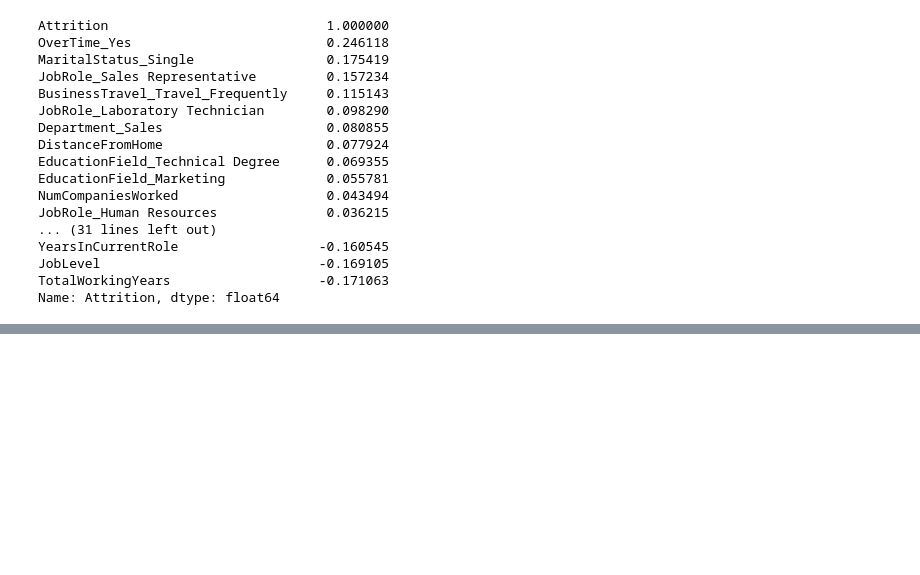
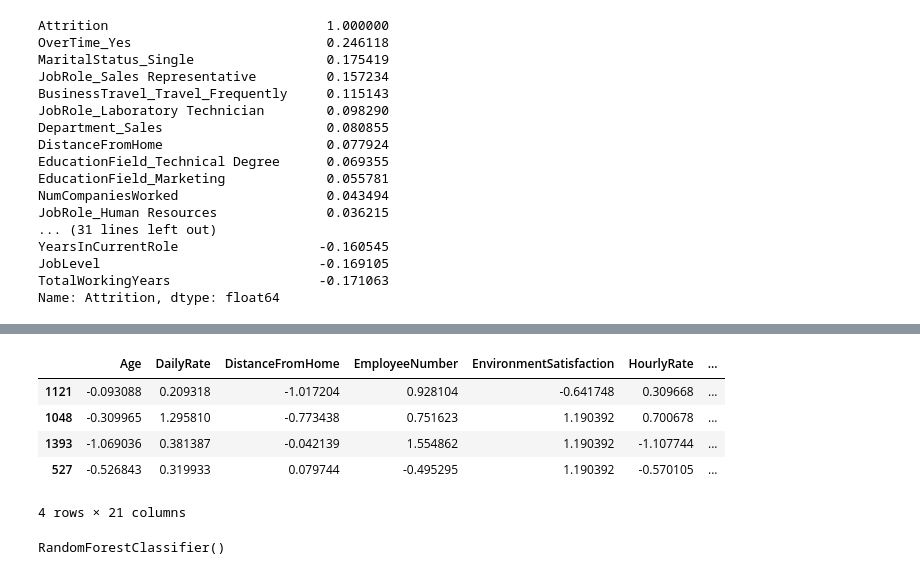
Before and after one commit to Armand57araujo/attrition-guard, a Jupyter notebook: Attrition_Guard.ipynb, the cells around one changed output, grey strips where cells are left out. Saved outputs shown, nothing was run; the diff lists cells and outputs as text; code cells hidden in the pictures; blank space fills up the shorter version.

```diff
--- a/Attrition_Guard.ipynb
+++ b/Attrition_Guard.ipynb
@@ -383,0 +348,3 @@ hr_data_encoded['Attrition'].value_counts()
+# %%
+irrelevant_features = feature_importances[feature_importances['Importance'] < 0.02]['Feature'].values
+print(irrelevant_features)
@@ -383,0 +366,2 @@ hr_data_encoded['Attrition'].value_counts()
+# %%
+X_filtered = X_train_combined.drop(columns=irrelevant_features)
@@ -383,0 +379,9 @@ hr_data_encoded['Attrition'].value_counts()
+# %%
+X_filtered[1:5]
+# %% [output]
+|  | Age | DailyRate | DistanceFromHome | EmployeeNumber | EnvironmentSatisfaction | HourlyRate | ... |
+| 1121 | -0.093088 | 0.209318 | -1.017204 | 0.928104 | -0.641748 | 0.309668 | ... |
+| 1048 | -0.309965 | 1.295810 | -0.773438 | 0.751623 | 1.190392 | 0.700678 | ... |
+| 1393 | -1.069036 | 0.381387 | -0.042139 | 1.554862 | 1.190392 | -1.107744 | ... |
+| 527 | -0.526843 | 0.319933 | 0.079744 | -0.495295 | 1.190392 | -0.570105 | ... |
+4 rows × 21 columns
@@ -383,0 +402,5 @@ hr_data_encoded['Attrition'].value_counts()
+# %%
+# Fit the resampled data the new model
+smoteenn_model.fit(X_resampled, y_resampled)
+# %% [output]
+RandomForestClassifier()
```
Also changed, not shown: parts of 47 cells of this notebook.
